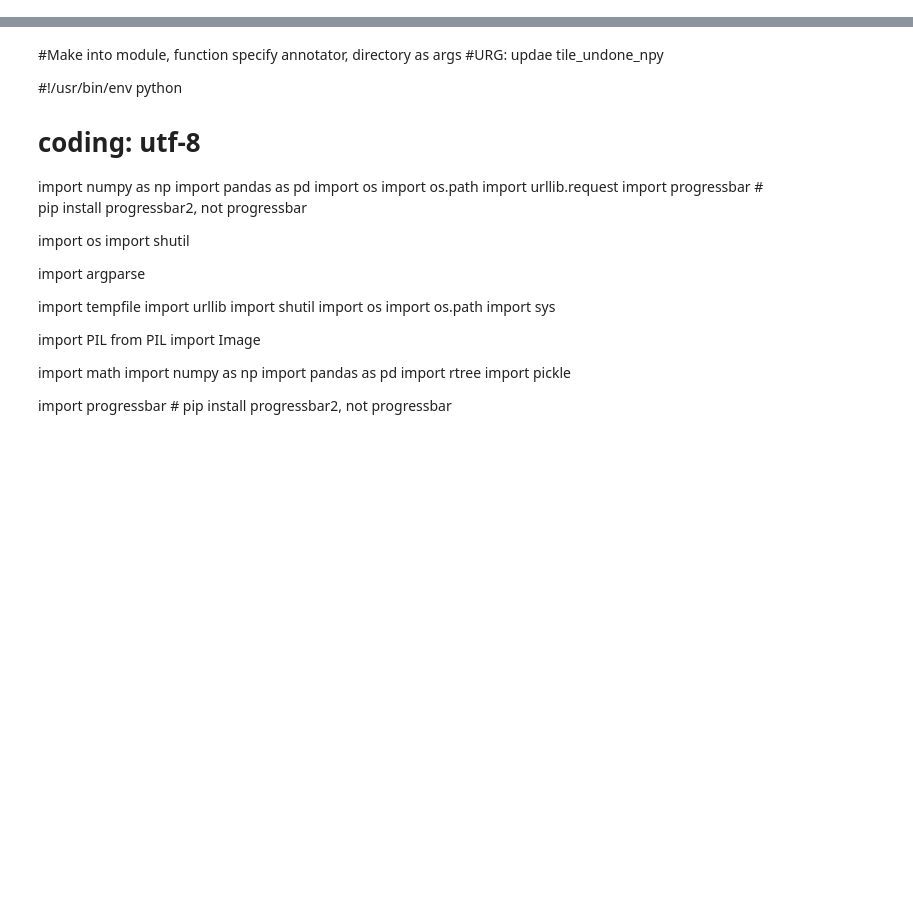
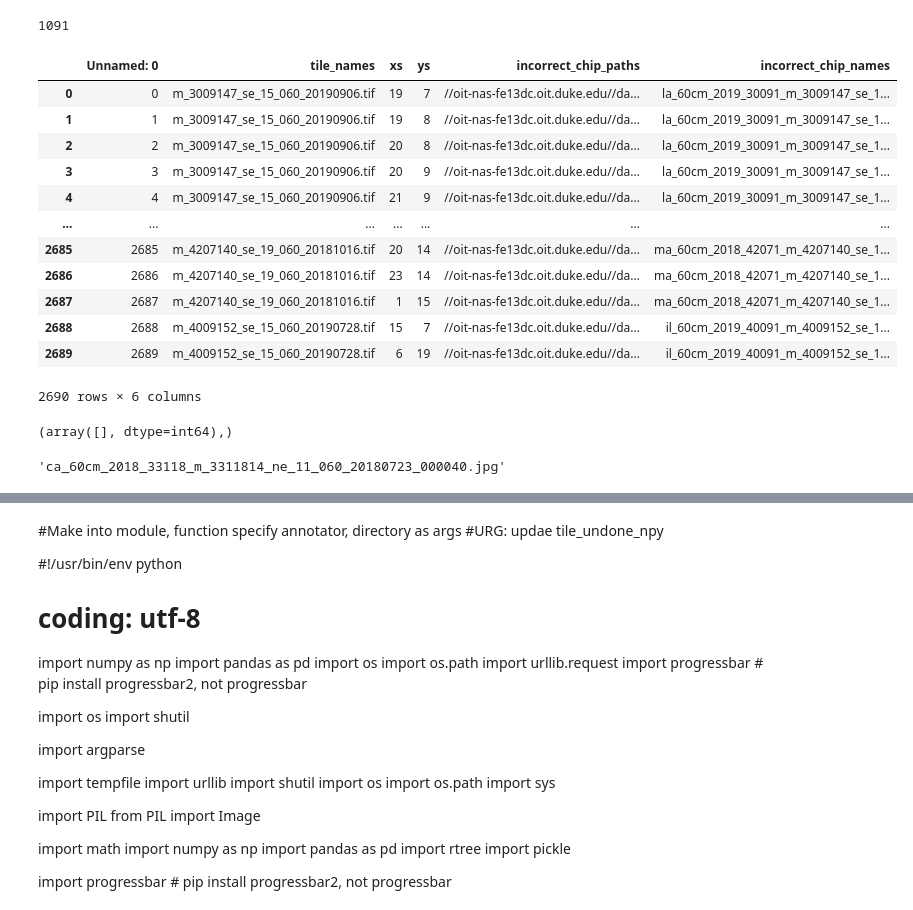
Before and after one commit to celinerobi/ast_dataset, a Jupyter notebook: data_download_and_preprocessing/Untitled.ipynb, the cells around one changed output, grey strips where cells are left out. Saved outputs shown, nothing was run; the diff lists cells and outputs as text; code cells hidden in the pictures; blank space fills up the shorter version.

```diff
--- a/data_download_and_preprocessing/Untitled.ipynb
+++ b/data_download_and_preprocessing/Untitled.ipynb
@@ -0,0 +248,28 @@
+# %%
+indicies_of_incorrect_labeled_chip_image_remaining[0]
+# %% [output]
+1091
+# %%
+np.where(correct_images_for_incorrect_labeled_chip_names_identified_from_confirmed_correct_positive_chips[
+# %% [output]
+|  | Unnamed: 0 | tile_names | xs | ys | incorrect_chip_paths | incorrect_chip_names |
+| 0 | 0 | m_3009147_se_15_060_20190906.tif | 19 | 7 | //oit-nas-fe13dc.oit.duke.edu//da... | la_60cm_2019_30091_m_3009147_se_1... |
+| 1 | 1 | m_3009147_se_15_060_20190906.tif | 19 | 8 | //oit-nas-fe13dc.oit.duke.edu//da... | la_60cm_2019_30091_m_3009147_se_1... |
+| 2 | 2 | m_3009147_se_15_060_20190906.tif | 20 | 8 | //oit-nas-fe13dc.oit.duke.edu//da... | la_60cm_2019_30091_m_3009147_se_1... |
+| 3 | 3 | m_3009147_se_15_060_20190906.tif | 20 | 9 | //oit-nas-fe13dc.oit.duke.edu//da... | la_60cm_2019_30091_m_3009147_se_1... |
+| 4 | 4 | m_3009147_se_15_060_20190906.tif | 21 | 9 | //oit-nas-fe13dc.oit.duke.edu//da... | la_60cm_2019_30091_m_3009147_se_1... |
+| ... | ... | ... | ... | ... | ... | ... |
+| 2685 | 2685 | m_4207140_se_19_060_20181016.tif | 20 | 14 | //oit-nas-fe13dc.oit.duke.edu//da... | ma_60cm_2018_42071_m_4207140_se_1... |
+| 2686 | 2686 | m_4207140_se_19_060_20181016.tif | 23 | 14 | //oit-nas-fe13dc.oit.duke.edu//da... | ma_60cm_2018_42071_m_4207140_se_1... |
+| 2687 | 2687 | m_4207140_se_19_060_20181016.tif | 1 | 15 | //oit-nas-fe13dc.oit.duke.edu//da... | ma_60cm_2018_42071_m_4207140_se_1... |
+| 2688 | 2688 | m_4009152_se_15_060_20190728.tif | 15 | 7 | //oit-nas-fe13dc.oit.duke.edu//da... | il_60cm_2019_40091_m_4009152_se_1... |
+| 2689 | 2689 | m_4009152_se_15_060_20190728.tif | 6 | 19 | //oit-nas-fe13dc.oit.duke.edu//da... | il_60cm_2019_40091_m_4009152_se_1... |
+2690 rows × 6 columns
+# %%
+np.where(correct_images_for_incorrect_labeled_chip_names_identified_from_confirmed_correct_positive_chips["correct_identified_image_indicies"] == 1091)
+# %% [output]
+(array([], dtype=int64),)
+# %%
+np.sort(image_2_review)[0]
+# %% [output]
+'ca_60cm_2018_33118_m_3311814_ne_11_060_20180723_000040.jpg'
```
Also changed, not shown: parts of 40 cells of this notebook, 10 other files.
